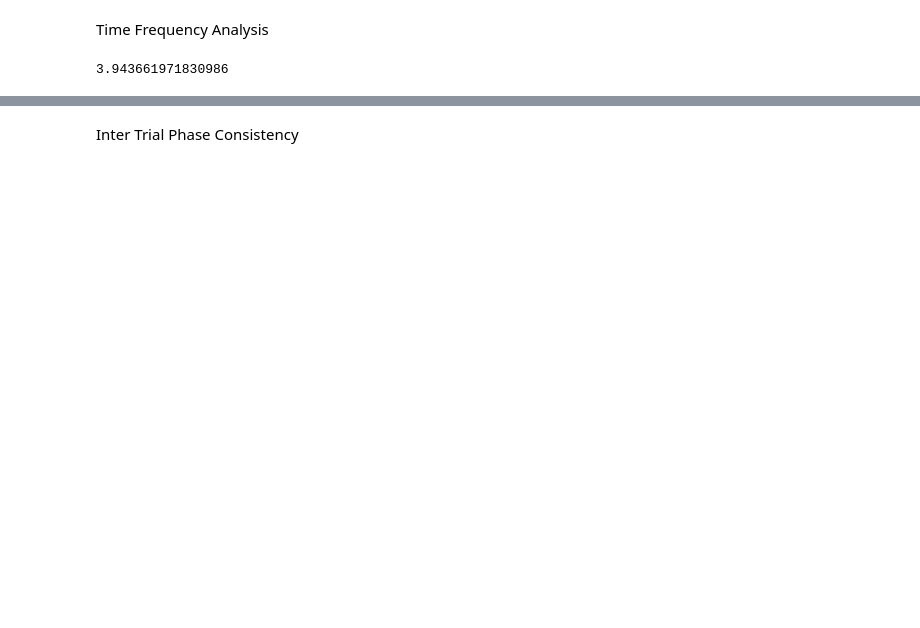
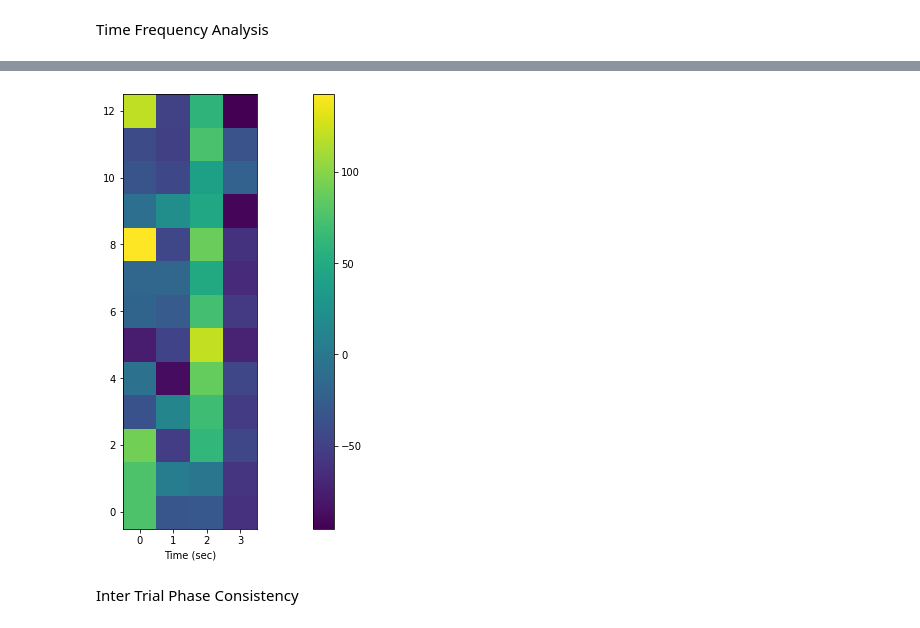
Before and after one commit to miretteamin/Time_Frequency_Analysis, a Jupyter notebook: tf_analysis.ipynb, the cells around one changed output, grey strips where cells are left out. Saved outputs shown, nothing was run; the diff lists cells and outputs as text; code cells hidden in the pictures; blank space fills up the shorter version.

```diff
--- a/tf_analysis.ipynb
+++ b/tf_analysis.ipynb
@@ -67,7 +67,7 @@ Number of events: 195
 Unique event codes: [1 2]
 # %%
 # Trials
-epochs = mne.Epochs(mneObj, events, event_id, baseline=(None, 0), preload=True)
+epochs = mne.Epochs(mneObj, events, event_id, preload=True)
 # %% [output]
 Not setting metadata
 195 matching events found
@@ -115,7 +116,6 @@ def DFT(signal, fs):
         # print(signal.shape, sine_wave.shape)
         coeff.append(sine_wave@np.transpose(signal))  # integration
 
-    reconstructed_signals = np.zeros((1, N), dtype = 'complex')
     coeff = np.array(coeff)
     coeff = coeff/ N
 
@@ -144,10 +144,6 @@ def plot_spectrogram(spec, trials, fs):
     plt.show()
 # %% [markdown]
 Time Frequency Analysis
-# %%
-20 / 71 * 14
-# %% [output]
-3.943661971830986
 # %%
 def tf(trials, windowSize = 100, overlapping = 50):
     new_trials = []
@@ -173,10 +169,12 @@ def tf(trials, windowSize = 100, overlapping = 50):
         temp = np.transpose(temp)
         if cnt == 0:
             plot_spectrogram(temp, trials, 100)
+            plot_spectrogram(percentage_changes[0], trials, 100)
 
         new_trials.append(temp)
     return sum(new_trials)/len(new_trials), percentage_changes
 # %%
-res, percentage_change = tf(real_trials, 10,5)
+res, percentages_changes = tf(real_trials, 10,5)
 # %% [output]
 [figure]
+[figure, added]
```
Also changed, not shown: parts of 3 cells of this notebook.
